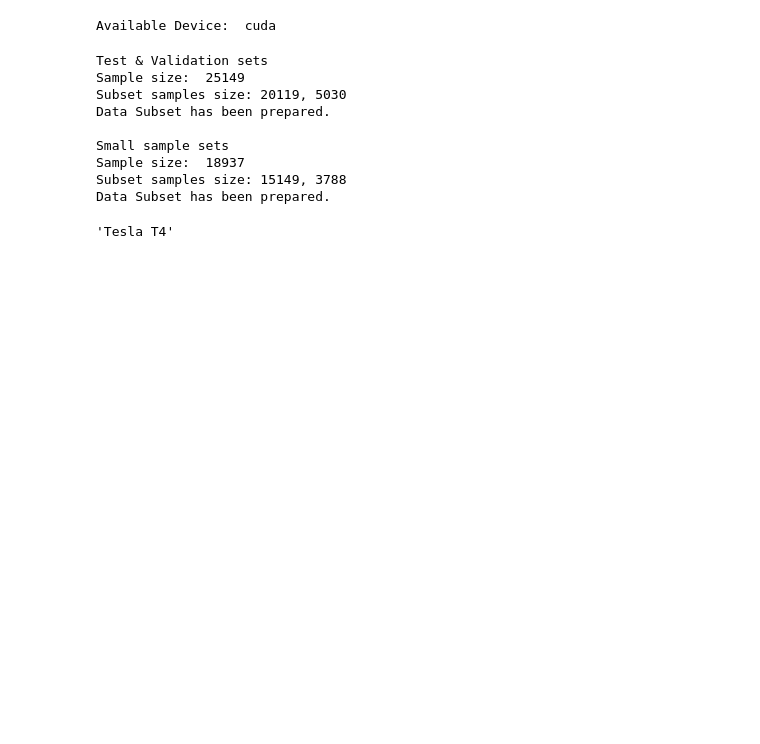
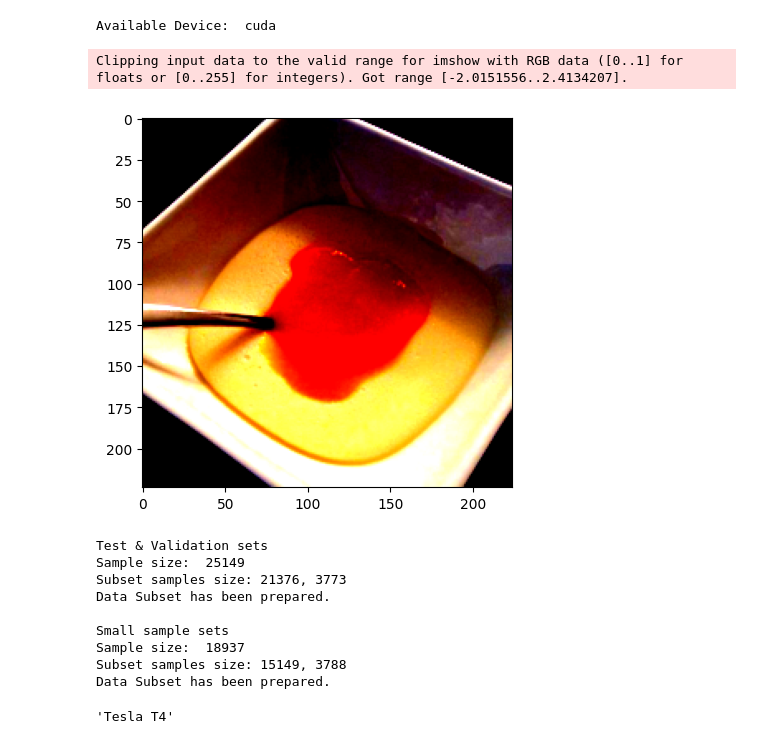
Before and after one commit to Aman-Yadav-PY/Vision-Transformer-Model, a Jupyter notebook: Notebooks/modeltraining.ipynb, the cells around one changed output. Saved outputs shown, nothing was run; the diff lists cells and outputs as text; code cells hidden in the pictures; blank space fills up the shorter version.

```diff
--- a/Notebooks/modeltraining.ipynb
+++ b/Notebooks/modeltraining.ipynb
@@ -55,12 +46,11 @@ os.getcwd()
 # %%
-root = os.getcwd()
-ds_path = os.path.join(root, "dataset")
+
+root = "/kaggle/working/"
+ds_path = "/kaggle/input/food101"
 states_path = os.path.join(root, "checkpoint.pth")
 
 generator = torch.Generator(device='cpu')
 
-image_size = 512, 512
-batch_size = 64
 
 device = torch.device("cuda" if torch.cuda.is_available() else "cpu")
 print("Available Device: ", device)
@@ -96,23 +82,31 @@ def get_subset(dataset, test_size, s_test_size=None):
     print("Data Subset has been prepared.")
     return (A, B) if s_test_size else sample_ds
 # %%
-normalizer = v2.Normalize(mean=[0, 0, 0], std=[1, 1, 1])
-
-train_transform = v2.Compose([v2.Resize(image_size), v2.ToDtype(torch.float32, scale=True), normalizer])
-
-test_transform = v2.Compose([v2.Resize(image_size), v2.ToDtype(torch.float32, scale=True), normalizer])
+normalizer = v2.Normalize(mean=[0.485, 0.456, 0.406], std=[0.229, 0.224, 0.225])
+interpolation = v2.InterpolationMode.BILINEAR
+train_transform = v2.Compose([v2.RandomResizedCrop(224, scale=[0.7, 1], interpolation=interpolation),v2.ToDtype(torch.float32, scale=True), normalizer])
+test_transform = v2.Compose([v2.Resize(256), v2.CenterCrop(224), v2.ToDtype(torch.float32), normalizer])
+#agmentation?
 
 trainset = Food101(ds_path,split='train',download=True, transform=train_transform, loader=decode_image)
 testset = Food101(ds_path, split='test', download=True, transform=test_transform, loader=decode_image)
+# %%
+img, label = trainset[5051]
+# %%
+plt.imshow(img.permute(1, 2, 0))
+plt.show()
+# %% [output]
+Clipping input data to the valid range for imshow with RGB data ([0..1] for floats or [0..255] for integers). Got range [-2.0151556..2.4134207].
+[figure, added]
 # %%
 print("Test & Validation sets")
-testset, validset = get_subset(testset, 101, 0.2)
+testset, validset = get_subset(testset, 101, 0.15)
 print("\nSmall sample sets")
 s_trainset, s_testset = get_subset(trainset, 0.75, 0.2)
 # %% [output]
 Test & Validation sets
 Sample size:  25149
-Subset samples size: 20119, 5030
+Subset samples size: 21376, 3773
 Data Subset has been prepared.
 
 Small sample sets
```
Also changed, not shown: parts of 14 cells of this notebook.
